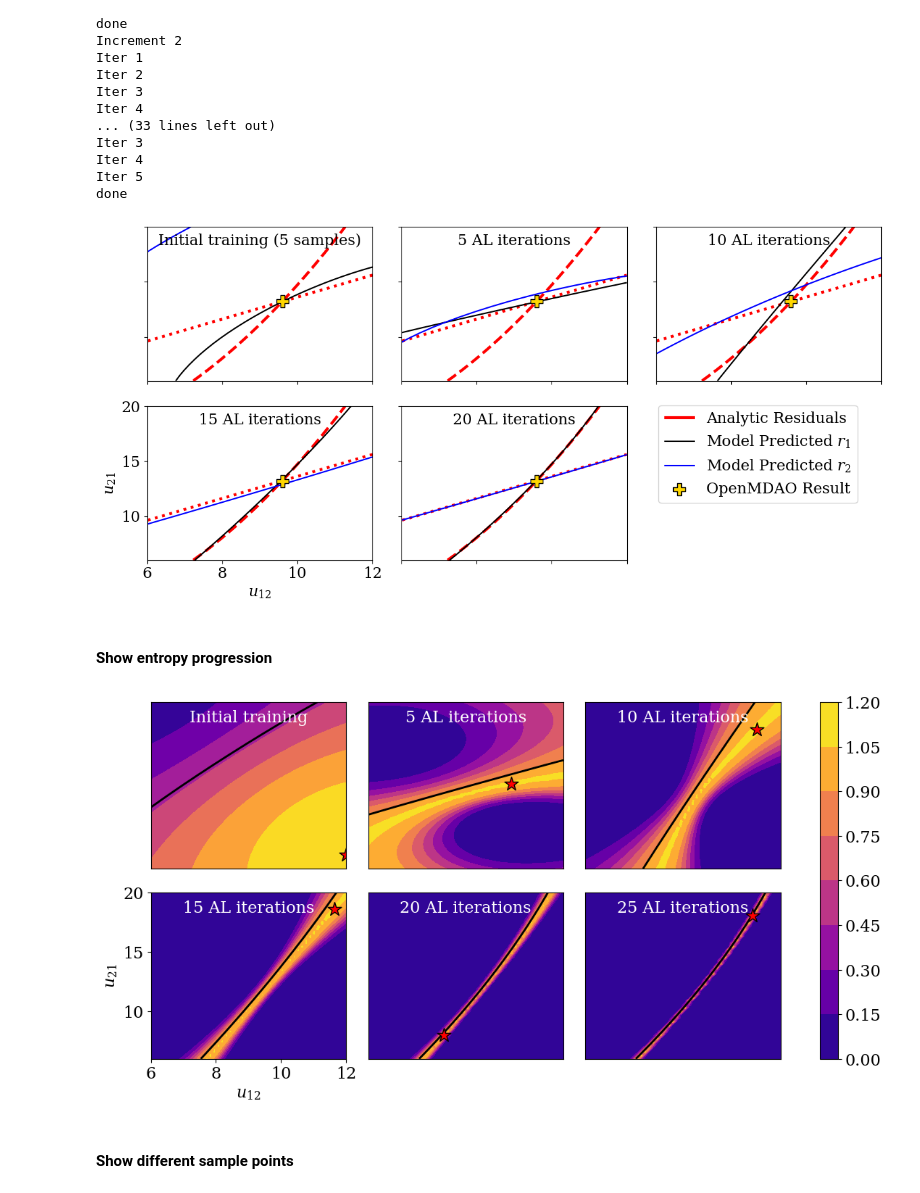
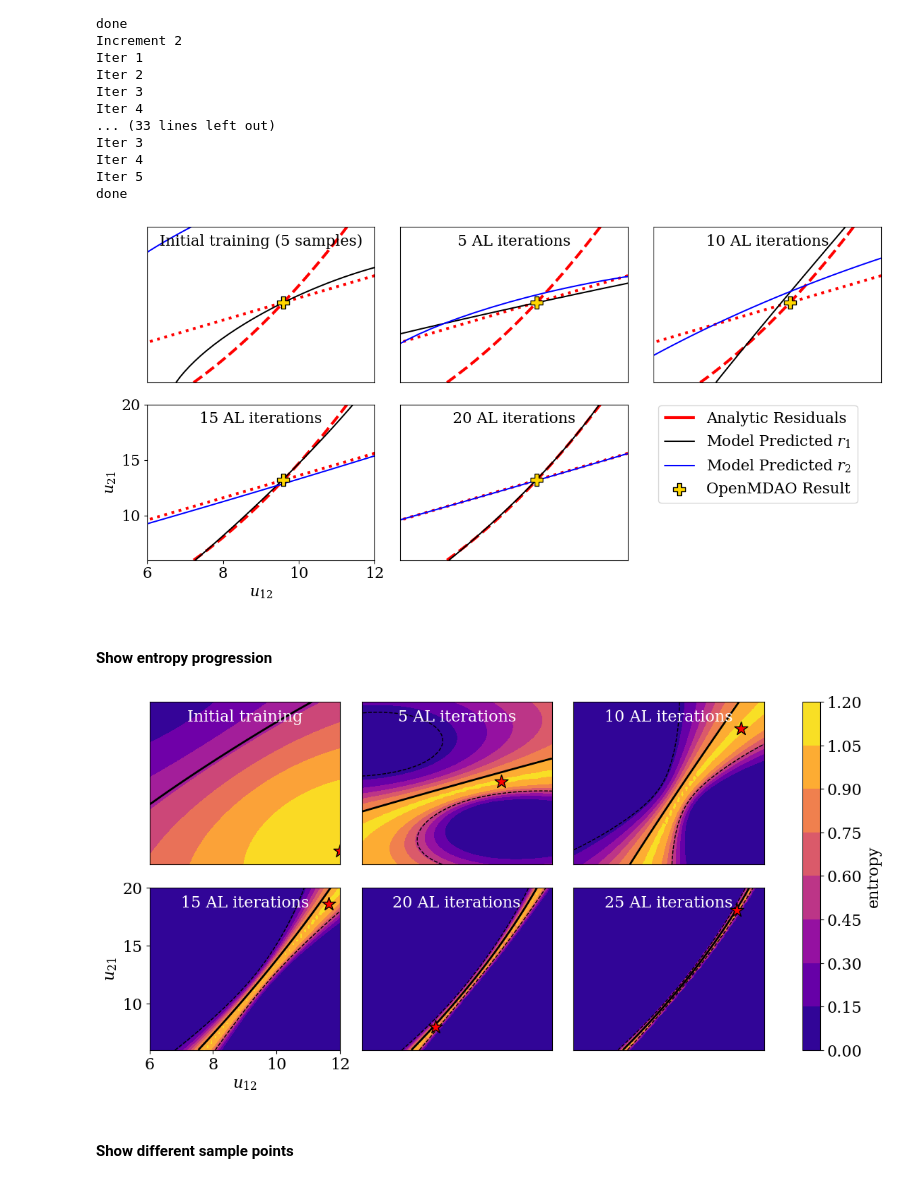
Before and after one commit to csdlpsu/remdo, a Jupyter notebook: active_learning_example.ipynb, the cells around one changed output. Saved outputs shown, nothing was run; the diff lists cells and outputs as text; code cells hidden in the pictures.

```diff
--- a/active_learning_example.ipynb
+++ b/active_learning_example.ipynb
@@ -1200,10 +1261,12 @@ for i in range(0,num_points):
     # Remove y axis labels for all except first column
     if i % 5 != 0:
         ax.set_yticklabels([])
+        ax.set_yticks([])
 
     # Remove x axis labels for top row
     if i < 5:
         ax.set_xticklabels([])
+        ax.set_xticks([])
 
     if i == 5:
         ax.set_xlabel("Total residual evals")
@@ -1482,6 +1545,8 @@ for i in range(0,5):
     if i != 3:
         ax.set_yticklabels([])
         ax.set_xticklabels([])
+        ax.set_yticks([])
+        ax.set_xticks([])
 
     if i == 3:
         ax.set_xlabel(r'$u_{12}$')
@@ -1498,7 +1563,7 @@ plt.tight_layout()
 plt.savefig("satellite_incremental_training.svg")
 plt.show()
 # %% [output]
-[figure, old version]
+[figure, new version]
 # %% [markdown]
 #### Show entropy progression
 # %%
@@ -1592,6 +1657,12 @@ for i in range(0,6):
     s2 = ax.contour(xvec,yvec,prediction1.mean.detach().numpy().reshape(npts,npts),
                 levels=[0.],
                 linestyles='-', linewidths=2, colors='k')
+    ax.contour(xvec,yvec,prediction1.mean.detach().reshape(npts,npts)+2.*prediction1.stddev.detach().reshape(npts,npts),
+                levels=[0.],
+                linestyles='--', linewidths=1, colors='k')
+    ax.contour(xvec,yvec,prediction1.mean.detach().reshape(npts,npts)-2.*prediction1.stddev.detach().reshape(npts,npts),
+                levels=[0.],
+                linestyles='--', linewidths=1, colors='k')
     s2_artist,_ = s2.legend_elements()
 
     # s3 = ax.contour(xvec,yvec,prediction2.mean.detach().numpy().reshape(npts,npts),
@@ -1614,36 +1685,36 @@ for i in range(0,6):
     else:
         ax.text(0.5, 0.88,
                 'Initial training',
                 horizontalalignment='center',
                 transform=ax.transAxes,
                 fontsize=16,
                 color='w'
                )
 
     # Remove y axis labels for all except first column
     if i != 3:
         ax.set_yticklabels([])
         ax.set_xticklabels([])
         ax.set_xticks([])
         ax.set_yticks([])
 
     if i == 3:
         ax.set_xlabel(r'$u_{12}$')
         ax.set_ylabel(r'$u_{21}$')
 
         # print('elapsed:', time.time()-t)
 
 # fig.legend([s1_artist[0], s2_artist[0], s3_artist[0], s4],
 #            ['Analytic Residuals','Model Predicted $r_1$','Model Predicted $r_2$','OpenMDAO Result'],
 #            loc="center right",
 #            bbox_to_anchor=(0.96,0.4)
 #           )
 plt.tight_layout()
-fig.colorbar(cf, ax=fig.axes)
-plt.savefig("satellite_incremental_entropy.svg")
+fig.colorbar(cf, ax=fig.axes, label='entropy')
+plt.savefig("satellite_active_learning_entropy.svg")
 plt.show()
 # %% [output]
-[figure, old version]
+[figure, new version]
 # %% [markdown]
 #### Show different sample points
 # %%
```
Also changed, not shown: parts of 9 cells of this notebook, 2 other files.
